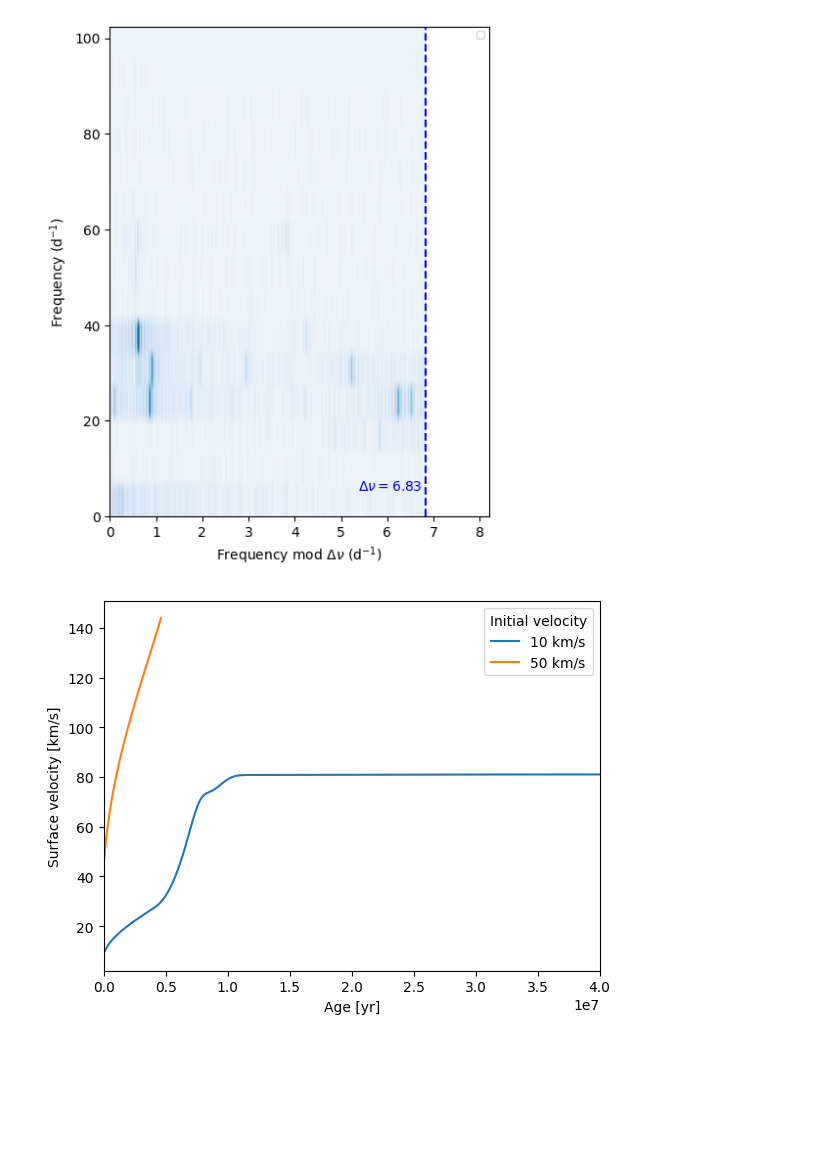
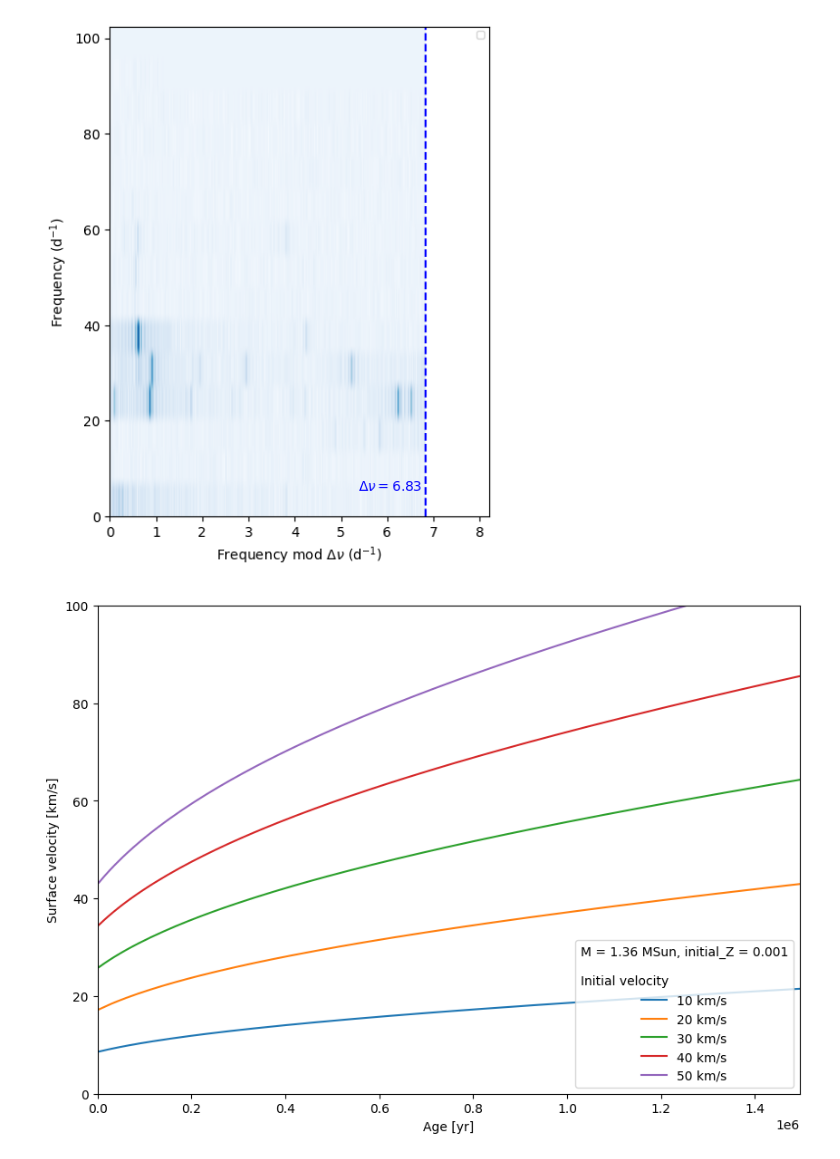
Before and after one commit to gautam-404/MESA-local, a Jupyter notebook: notebook.ipynb, the cells around one changed output. Saved outputs shown, nothing was run; the diff lists cells and outputs as text; code cells hidden in the pictures; blank space fills up the shorter version.

```diff
--- a/notebook.ipynb
+++ b/notebook.ipynb
@@ -140,15 +140,23 @@ def get_velocity(history_file):
     v_surf = list(history['surf_avg_v_rot'])
     return t, v_surf
 # %%
-t1, v_surf1 = get_velocity("test/LOGS/history.data")
-t2, v_surf2 = get_velocity("test2/LOGS/history.data")
+t1, v_surf1 = get_velocity("histories_run1/history1.data")
+t2, v_surf2 = get_velocity("histories_run1/history2.data")
+t3, v_surf3 = get_velocity("histories_run1/history3.data")
+t4, v_surf4 = get_velocity("histories_run1/history4.data")
+t5, v_surf5 = get_velocity("histories_run1/history5.data")
 
+plt.figure(figsize=(10,7))
 plt.plot(t1, v_surf1, label=f"{round(v_surf1[0])} km/s")
 plt.plot(t2, v_surf2, label=f"{round(v_surf2[0])} km/s")
+plt.plot(t3, v_surf3, label=f"{round(v_surf3[0])} km/s")
+plt.plot(t4, v_surf4, label=f"{round(v_surf4[0])} km/s")
+plt.plot(t5, v_surf5, label=f"{round(v_surf5[0])} km/s")
 plt.xlabel("Age [yr]")
 plt.ylabel("Surface velocity [km/s]")
-plt.xlim(0, t[-1])
-plt.legend(title="Initial velocity")
+plt.xlim(0, t1[-600])
+plt.ylim(0, 100)
+plt.legend(title="M = 1.36 MSun, initial_Z = 0.001\n\nInitial velocity", loc='lower right')
 plt.show()
 # %% [output]
-[figure, old version]
+[figure, new version]
```
Also changed, not shown: parts of 2 cells of this notebook, 2 other files.
